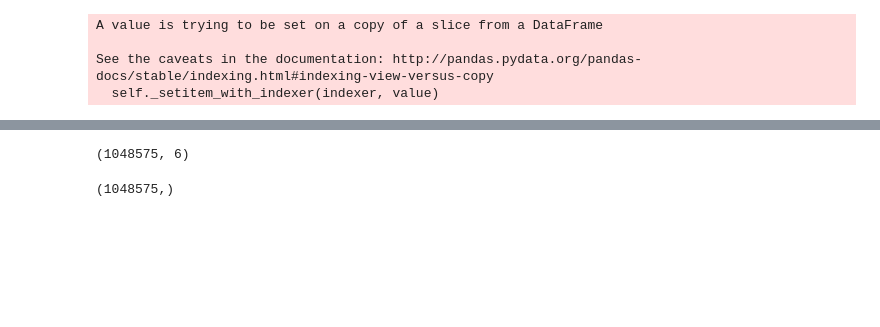
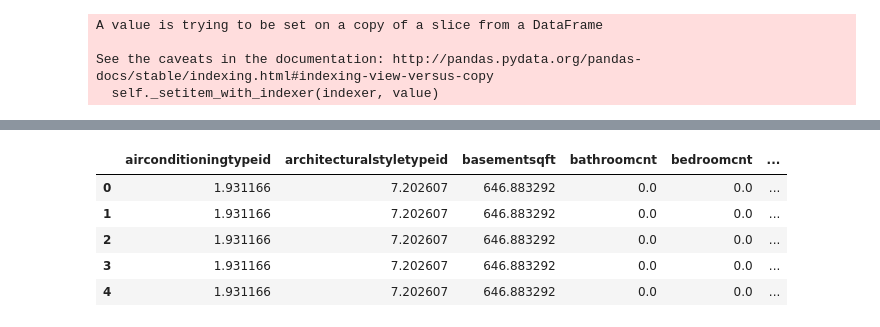
Before and after one commit to SXBK/kaggle, a Jupyter notebook: zillow/rf.ipynb, the cells around one changed output, grey strips where cells are left out. Cells and saved outputs as stored; diff of their text form; code cells hidden in the pictures; blank space fills up the shorter version.

```diff
--- a/zillow/rf.ipynb
+++ b/zillow/rf.ipynb
@@ -185,5 +191,15 @@ test.shape
 # %%
 test = test.drop(cat_cols, axis=1)
+# %%
+test=test.drop(['ParcelId'],axis=1)
+test.head()
+# %% [output]
+|  | airconditioningtypeid | architecturalstyletypeid | basementsqft | bathroomcnt | bedroomcnt | ... |
+| 0 | 1.931166 | 7.202607 | 646.883292 | 0.0 | 0.0 | ... |
+| 1 | 1.931166 | 7.202607 | 646.883292 | 0.0 | 0.0 | ... |
+| 2 | 1.931166 | 7.202607 | 646.883292 | 0.0 | 0.0 | ... |
+| 3 | 1.931166 | 7.202607 | 646.883292 | 0.0 | 0.0 | ... |
+| 4 | 1.931166 | 7.202607 | 646.883292 | 0.0 | 0.0 | ... |
 # %%
 month_pridict=[10,11,12,22,23,24]
 result=[]
@@ -191,13 +207,3 @@ for m in month_pridict:
     test['transaction_month']=m
     re = model.predict(test)
     result.append(re)
-# %%
-X=np.array(result)
-X = np.reshape(X, (X.shape[1],-1))
-X.shape
-# %% [output]
-(1048575, 6)
-# %%
-sub_df['parcelid'].shape
-# %% [output]
-(1048575,)
```
Also changed, not shown: parts of 10 cells of this notebook.
